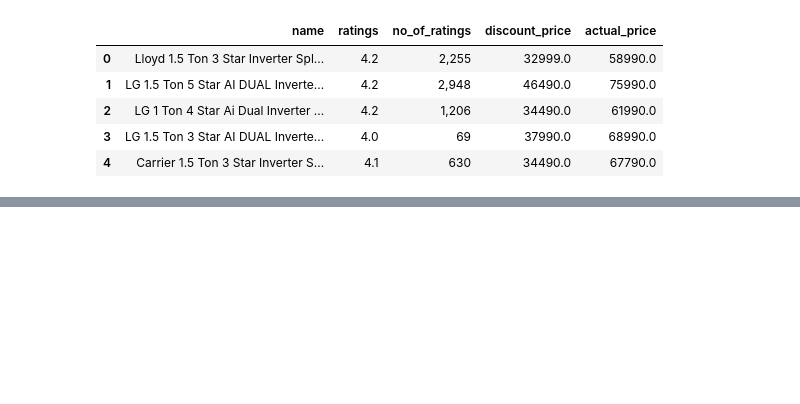
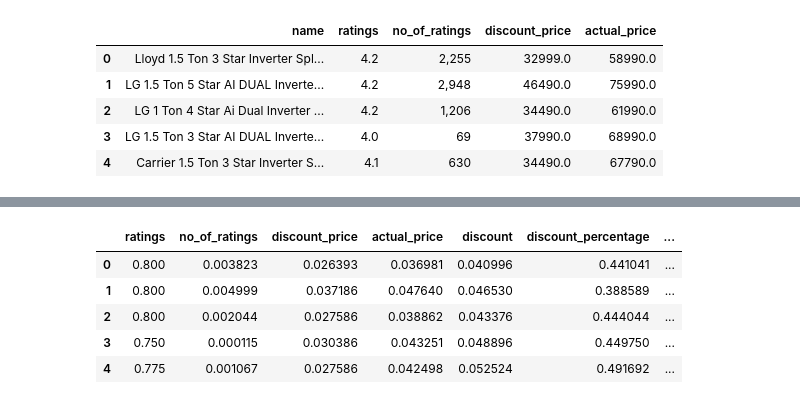
Before and after one commit to mmaaz-khan/ProductFeatureClustering, a Jupyter notebook: k-means.ipynb, the cells around one changed output, grey strips where cells are left out. Drawn from its saved outputs; the diff is of its cells as text; code cells hidden in the pictures; blank space fills up the shorter version.

```diff
--- a/k-means.ipynb
+++ b/k-means.ipynb
@@ -86,0 +91,9 @@ master_df.head()
+# %%
+def min_max_scaling(df, column):
+    min = df[column].min() # Getting the min value in the col
+    max = df[column]. max() # Getting the max value in the col
+
+    def func(x):
+        return (((x-min)/(max-min))) # Calculating min-max formula
+
+    df[column] = df[column].apply(func) # Applying formula to all values in the column
@@ -86,0 +119,12 @@ master_df.head()
+# %%
+for column in scaled_df.columns[0:]: # Iterate over each column
+    min_max_scaling(scaled_df, column) # Apply min-max to each column
+
+scaled_df.head()
+# %% [output]
+|  | ratings | no_of_ratings | discount_price | actual_price | discount | discount_percentage | ... |
+| 0 | 0.800 | 0.003823 | 0.026393 | 0.036981 | 0.040996 | 0.441041 | ... |
+| 1 | 0.800 | 0.004999 | 0.037186 | 0.047640 | 0.046530 | 0.388589 | ... |
+| 2 | 0.800 | 0.002044 | 0.027586 | 0.038862 | 0.043376 | 0.444044 | ... |
+| 3 | 0.750 | 0.000115 | 0.030386 | 0.043251 | 0.048896 | 0.449750 | ... |
+| 4 | 0.775 | 0.001067 | 0.027586 | 0.042498 | 0.052524 | 0.491692 | ... |
```
Also changed, not shown: parts of 13 cells of this notebook, 1 other file.
